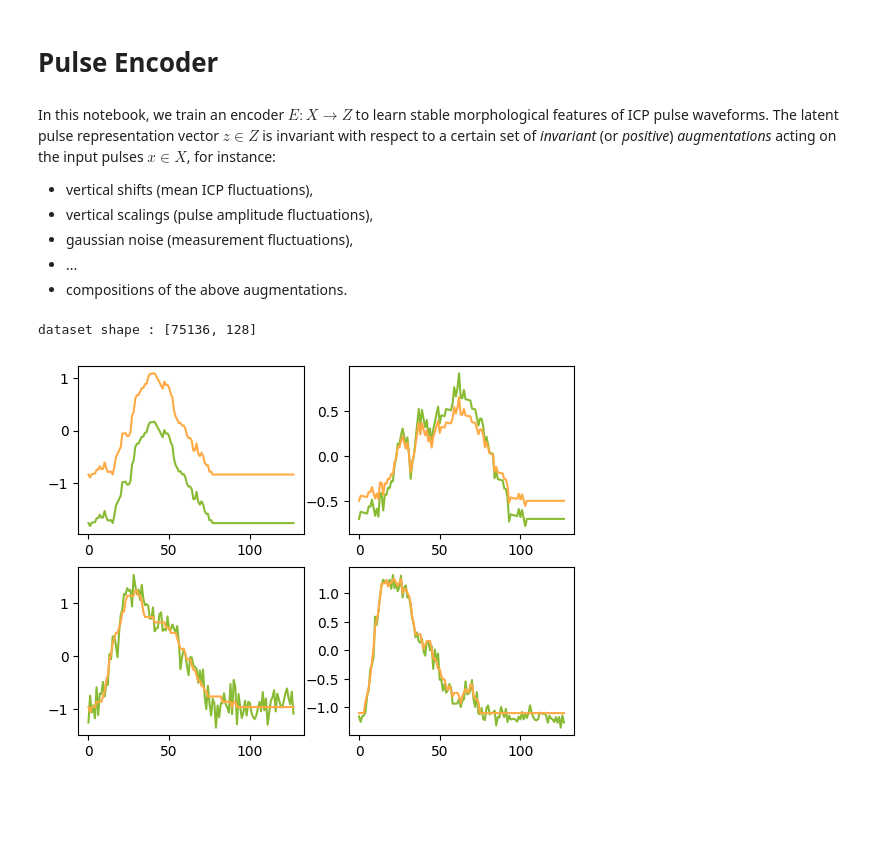
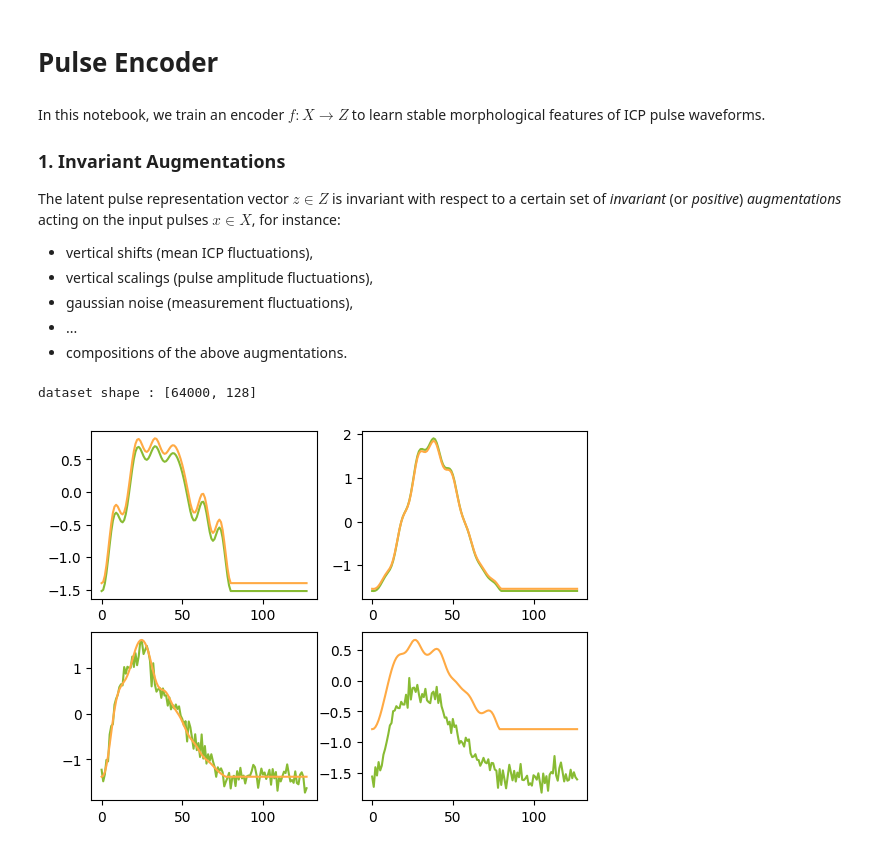
Before and after one commit to uartois-lml/revert-notebooks, a Jupyter notebook: pulse-encoder.ipynb, the cells around one changed output. Cells and saved outputs as stored; diff of their text form; code cells hidden in the pictures; blank space fills up the shorter version.

```diff
--- a/pulse-encoder.ipynb
+++ b/pulse-encoder.ipynb
@@ -10,7 +11,10 @@ from revert import infusion
 # %% [markdown]
 # Pulse Encoder
 # %% [markdown]
-In this notebook, we train an encoder $E : X \to Z$ to learn stable morphological features of ICP pulse waveforms.
+In this notebook, we train an encoder $f : X \to Z$ to learn stable morphological features of ICP pulse waveforms.
+
+### 1. Invariant Augmentations
+
 The latent pulse representation vector $z \in Z$ is invariant with respect to a certain set of _invariant_ (or _positive_) _augmentations_ acting on the input pulses $x \in X$, for instance:
 - vertical shifts (mean ICP fluctuations),
 - vertical scalings (pulse amplitude fluctuations),
@@ -26,28 +30,30 @@ data      = torch.load(os.path.join(datadir, 'baseline-no_shunt.pt'))
 # Extracted pulses : [1174, 64, 128]
 pulses    = data['pulses']
 # Shuffled pulses  : [1174 * 64, 128]
-dset      = transforms.Shuffle(0)(pulses.view([-1, 128]))
+shuffle   = transforms.Shuffle(0)
+dset      = shuffle(pulses[:1000].view([-1, 128]))
+dset_val  = shuffle(pulses[1000:].view([-1, 128]))
 print('dataset shape :', list(dset.shape))
 
 # Invariant augmentations
 from revert.transforms import VShift, VScale, Noise
 
-T = [VShift(.7),
-     VScale(1.2),
-     Noise(.2),
-     Noise(.1) @ VShift(.1) @ VScale(.1)]
+T = [VShift(.5),
+     VScale(1.),
+     Noise(.15),
+     Noise(.1) @ VShift(.5) @ VScale(.5)]
 # %% [output]
-dataset shape : [75136, 128]
+dataset shape : [64000, 128]
 # %%
 # Augmented DataLoader
-dset      = transforms.Shuffle(0)(pulses.view([-1, 128]))
-loader = transforms.AugmentLoader(dset[:64], T, 4)
+subset = transforms.Shuffle(0)(pulses.view([-1, 128]))[:64]
+loader = transforms.AugmentLoader(subset[:64], T, 4)
 x_t = [x for x in loader]
 x_t[0].shape
 
 for i, xs in enumerate(x_t[0]):
     plt.subplot(2, 2, i+1)
     plt.plot(xs[1], color='#8b3')
     plt.plot(xs[0], color='#fa4')
 # %% [output]
-[figure, old version]
+[figure, new version]
```
Also changed, not shown: parts of 8 cells of this notebook, 6 other files.
